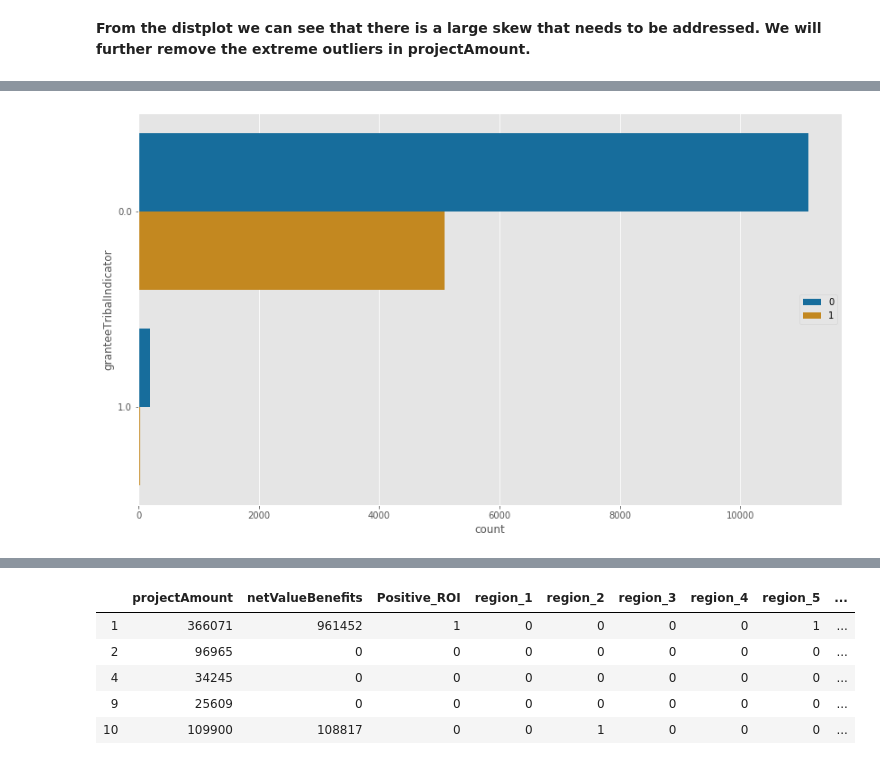
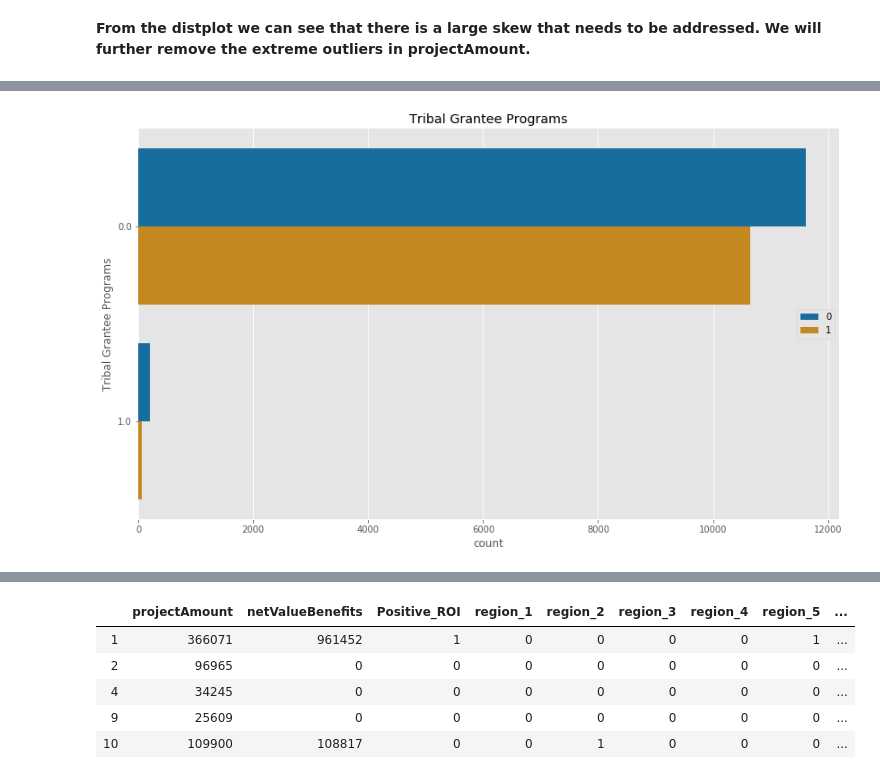
Before and after one commit to rachelbeery/Flatiron-Capstone, a Jupyter notebook: Capstone_Hazard_Mitigation_Positive_ROI.ipynb, the cells around one changed output, grey strips where cells are left out. Saved outputs shown, nothing was run; the diff lists cells and outputs as text; code cells hidden in the pictures.

```diff
--- a/Capstone_Hazard_Mitigation_Positive_ROI.ipynb
+++ b/Capstone_Hazard_Mitigation_Positive_ROI.ipynb
@@ -708,12 +670,18 @@ plt.show()
 # %%
 # Plot tribal indicator projects vs. ROI
 plt.figure(figsize=(14, 8))
-sns.countplot(y=df2['granteeTribalIndicator'], hue=df2['Positive_ROI'], palette="colorblind")
+ax = sns.countplot(y=df['granteeTribalIndicator'], hue=df['Positive_ROI'], palette="colorblind")
 plt.legend(loc='center right')
+
+# Tweak the visual presentation
+ax.xaxis.grid(True)
+ax.set(ylabel="Tribal Grantee Programs")
+ax.set(title="Tribal Grantee Programs")
+sns.despine(left=True)
 plt.show()
 # 0.0 = Not profitable & 1.0 = Profitable
 # %% [output]
-[figure, old version]
+[figure, new version]
 # %%
 # Dropping the tribal indicator as there aren't
 # that many tribal projects in our dataset to use for modeling
```
Also changed, not shown: parts of 97 cells of this notebook.
